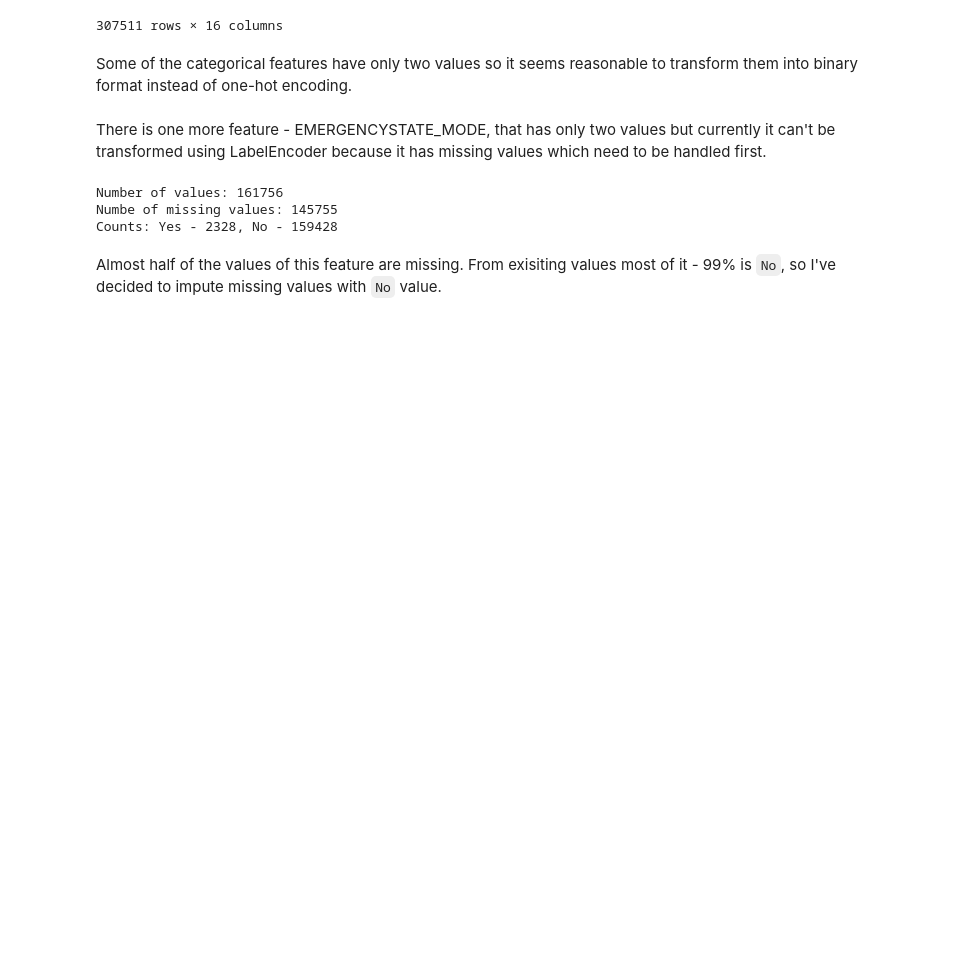
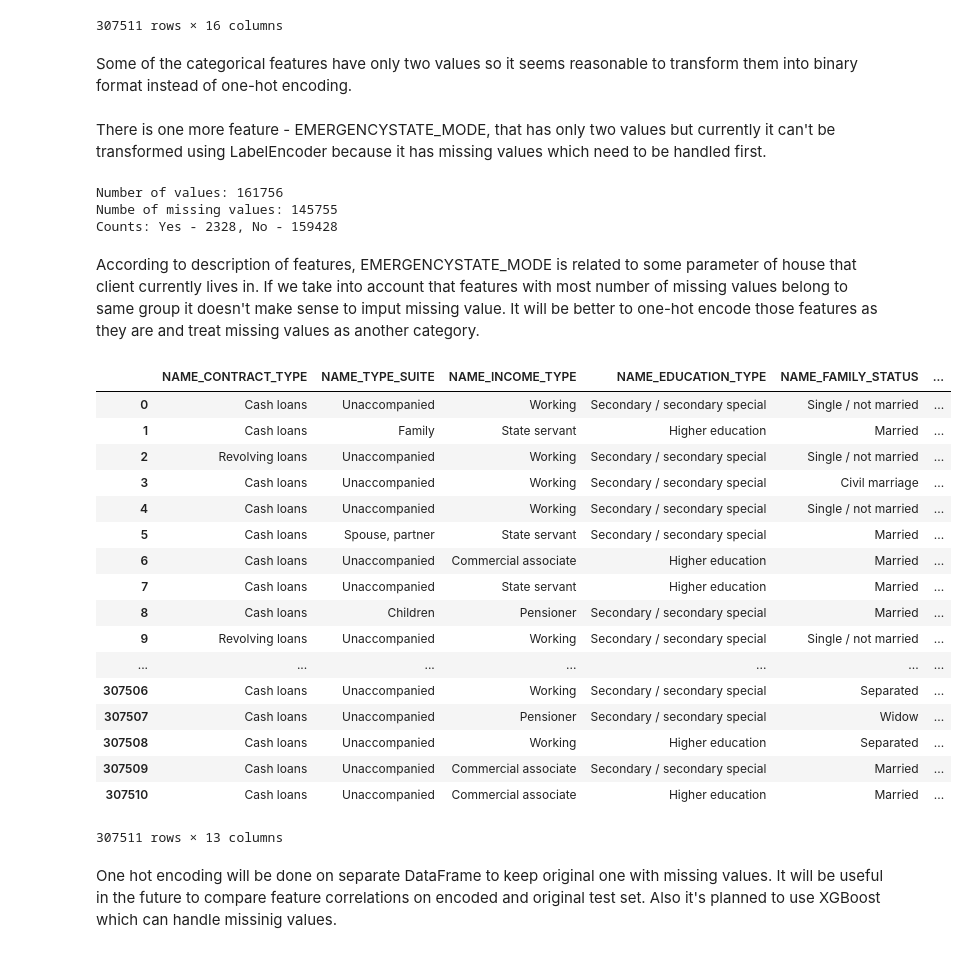
Before and after one commit to ASzwarc/HomeCreditDefaultRisk, a Jupyter notebook: HomeCreditDefaultRisk_Solution.ipynb, the cells around one changed output. Saved outputs shown, nothing was run; the diff lists cells and outputs as text; code cells hidden in the pictures; blank space fills up the shorter version.

```diff
--- a/HomeCreditDefaultRisk_Solution.ipynb
+++ b/HomeCreditDefaultRisk_Solution.ipynb
@@ -237,5 +237,26 @@ print("Counts: Yes - {}, No - {}".format(train_data["EMERGENCYSTATE_MODE"].value
 Number of values: 161756
 Numbe of missing values: 145755
 Counts: Yes - 2328, No - 159428
-# %% [markdown]
-Almost half of the values of this feature are missing. From exisiting values most of it - 99% is `No`, so I've decided to impute missing values with `No` value.
+# %% [markdown]
+According to description of features, EMERGENCYSTATE_MODE is related to some parameter of house that client currently lives in. If we take into account that features with most number of missing values belong to same group it doesn't make sense to imput missing value. It will be better to one-hot encode those features as they are and treat missing values as another category.
+# %%
+display(train_data.select_dtypes(include=[object]))
+# %% [output]
+|  | NAME_CONTRACT_TYPE | NAME_TYPE_SUITE | NAME_INCOME_TYPE | NAME_EDUCATION_TYPE | NAME_FAMILY_STATUS | ... |
+| 0 | Cash loans | Unaccompanied | Working | Secondary / secondary special | Single / not married | ... |
+| 1 | Cash loans | Family | State servant | Higher education | Married | ... |
+| 2 | Revolving loans | Unaccompanied | Working | Secondary / secondary special | Single / not married | ... |
+| 3 | Cash loans | Unaccompanied | Working | Secondary / secondary special | Civil marriage | ... |
+| 4 | Cash loans | Unaccompanied | Working | Secondary / secondary special | Single / not married | ... |
+| 5 | Cash loans | Spouse, partner | State servant | Secondary / secondary special | Married | ... |
+| 6 | Cash loans | Unaccompanied | Commercial associate | Higher education | Married | ... |
+| 7 | Cash loans | Unaccompanied | State servant | Higher education | Married | ... |
+| 8 | Cash loans | Children | Pensioner | Secondary / secondary special | Married | ... |
+| 9 | Revolving loans | Unaccompanied | Working | Secondary / secondary special | Single / not married | ... |
+| ... | ... | ... | ... | ... | ... | ... |
+| 307506 | Cash loans | Unaccompanied | Working | Secondary / secondary special | Separated | ... |
+| 307507 | Cash loans | Unaccompanied | Pensioner | Secondary / secondary special | Widow | ... |
+| 307508 | Cash loans | Unaccompanied | Working | Higher education | Separated | ... |
+| 307509 | Cash loans | Unaccompanied | Commercial associate | Secondary / secondary special | Married | ... |
+| 307510 | Cash loans | Unaccompanied | Commercial associate | Higher education | Married | ... |
+307511 rows × 13 columns
@@ -241,0 +272,2 @@ Almost half of the values of this feature are missing. From exisiting values mos
+# %% [markdown]
+One hot encoding will be done on separate DataFrame to keep original one with missing values. It will be useful in the future to compare feature correlations on encoded and original test set. Also it's planned to use XGBoost which can handle missinig values.
```
Also changed, not shown: parts of 26 cells of this notebook.
